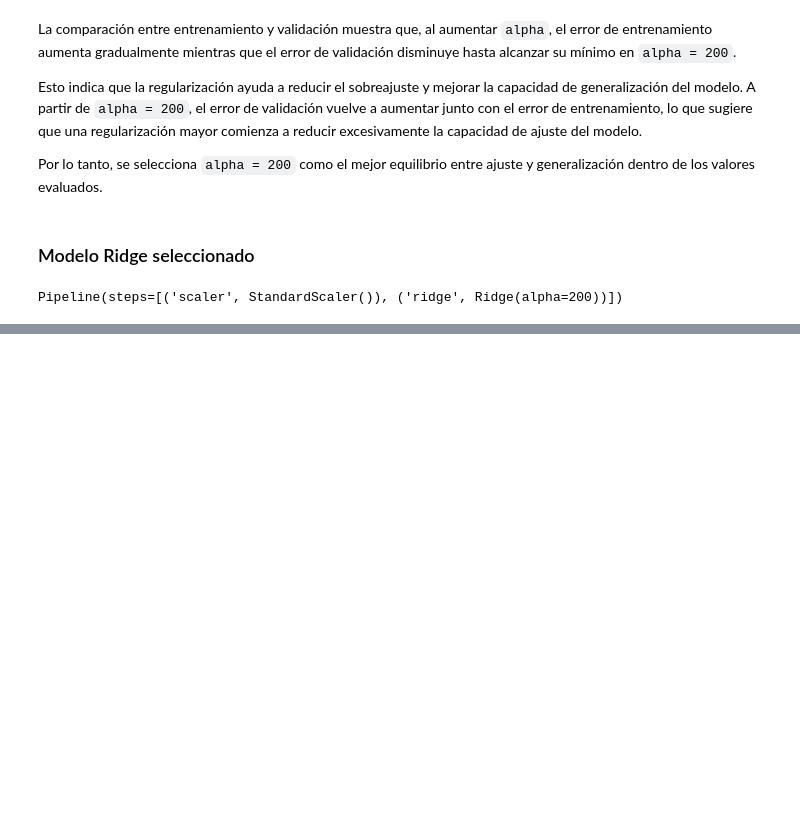
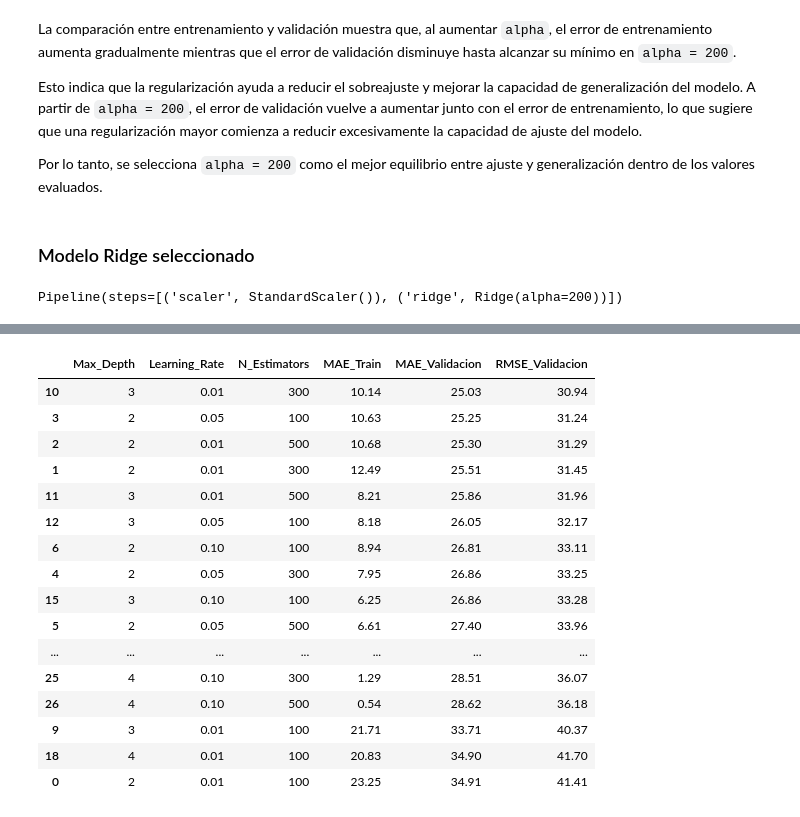
Before and after one commit to Vyena/ml_finance_teixeiradossantos, a Jupyter notebook: notebooks/Proyecto final/proyecto_flujo_caja.ipynb, the cells around one changed output, grey strips where cells are left out. Cells and saved outputs as stored; diff of their text form; code cells hidden in the pictures; blank space fills up the shorter version.

Commit message:
Entrena y ajusta modelos Random Forest y XGBoost

```diff
--- a/notebooks/Proyecto final/proyecto_flujo_caja.ipynb
+++ b/notebooks/Proyecto final/proyecto_flujo_caja.ipynb
@@ -868,0 +1025,10 @@ Pipeline(steps=[('scaler', StandardScaler()), ('ridge', Ridge(alpha=200))])
+# %%
+modelo_rf_final = RandomForestRegressor(
+    n_estimators=300,
+    max_depth=5,
+    min_samples_leaf=10,
+    random_state=42,
+    n_jobs=-1
+)
+
+modelo_rf_final.fit(X_train, y_train)
@@ -868,0 +1110,83 @@ Pipeline(steps=[('scaler', StandardScaler()), ('ridge', Ridge(alpha=200))])
+# %%
+max_depths = [2, 3, 4]
+learning_rates = [0.01, 0.05, 0.1]
+n_estimators_list = [100, 300, 500]
+
+resultados_xgb_tuning = []
+
+for depth in max_depths:
+    for lr in learning_rates:
+        for n_est in n_estimators_list:
+
+            maes_train = []
+            maes_val = []
+            rmses_val = []
+
+            modelo = XGBRegressor(
+                objective="reg:squarederror",
+                max_depth=depth,
+                learning_rate=lr,
+                n_estimators=n_est,
+                random_state=42,
+                n_jobs=-1
+            )
+
+            for train_idx, val_idx in tscv.split(X_train):
+
+                X_fold_train = X_train.iloc[train_idx]
+                y_fold_train = y_train.iloc[train_idx]
+
+                X_fold_val = X_train.iloc[val_idx]
+                y_fold_val = y_train.iloc[val_idx]
+
+                modelo.fit(X_fold_train, y_fold_train)
+
+                pred_train = modelo.predict(X_fold_train)
+                pred_val = modelo.predict(X_fold_val)
+
+                maes_train.append(
+                    mean_absolute_error(y_fold_train, pred_train)
+                )
+
+                maes_val.append(
+                    mean_absolute_error(y_fold_val, pred_val)
+                )
+
+                rmses_val.append(
+                    np.sqrt(mean_squared_error(y_fold_val, pred_val))
+                )
+
+            resultados_xgb_tuning.append({
+                "Max_Depth": depth,
+                "Learning_Rate": lr,
+                "N_Estimators": n_est,
+                "MAE_Train": np.mean(maes_train) / 1_000_000,
+                "MAE_Validacion": np.mean(maes_val) / 1_000_000,
+                "RMSE_Validacion": np.mean(rmses_val) / 1_000_000
+            })
+
+resultados_xgb_tuning = pd.DataFrame(resultados_xgb_tuning)
+
+resultados_xgb_tuning = resultados_xgb_tuning.sort_values(
+    "MAE_Validacion"
+)
+
+display(resultados_xgb_tuning.round(2))
+# %% [output]
+|  | Max_Depth | Learning_Rate | N_Estimators | MAE_Train | MAE_Validacion | RMSE_Validacion |
+| 10 | 3 | 0.01 | 300 | 10.14 | 25.03 | 30.94 |
+| 3 | 2 | 0.05 | 100 | 10.63 | 25.25 | 31.24 |
+| 2 | 2 | 0.01 | 500 | 10.68 | 25.30 | 31.29 |
+| 1 | 2 | 0.01 | 300 | 12.49 | 25.51 | 31.45 |
+| 11 | 3 | 0.01 | 500 | 8.21 | 25.86 | 31.96 |
+| 12 | 3 | 0.05 | 100 | 8.18 | 26.05 | 32.17 |
+| 6 | 2 | 0.10 | 100 | 8.94 | 26.81 | 33.11 |
+| 4 | 2 | 0.05 | 300 | 7.95 | 26.86 | 33.25 |
+| 15 | 3 | 0.10 | 100 | 6.25 | 26.86 | 33.28 |
+| 5 | 2 | 0.05 | 500 | 6.61 | 27.40 | 33.96 |
+| ... | ... | ... | ... | ... | ... | ... |
+| 25 | 4 | 0.10 | 300 | 1.29 | 28.51 | 36.07 |
+| 26 | 4 | 0.10 | 500 | 0.54 | 28.62 | 36.18 |
+| 9 | 3 | 0.01 | 100 | 21.71 | 33.71 | 40.37 |
+| 18 | 4 | 0.01 | 100 | 20.83 | 34.90 | 41.70 |
+| 0 | 2 | 0.01 | 100 | 23.25 | 34.91 | 41.41 |
```
Also changed, not shown: parts of 20 cells of this notebook.
